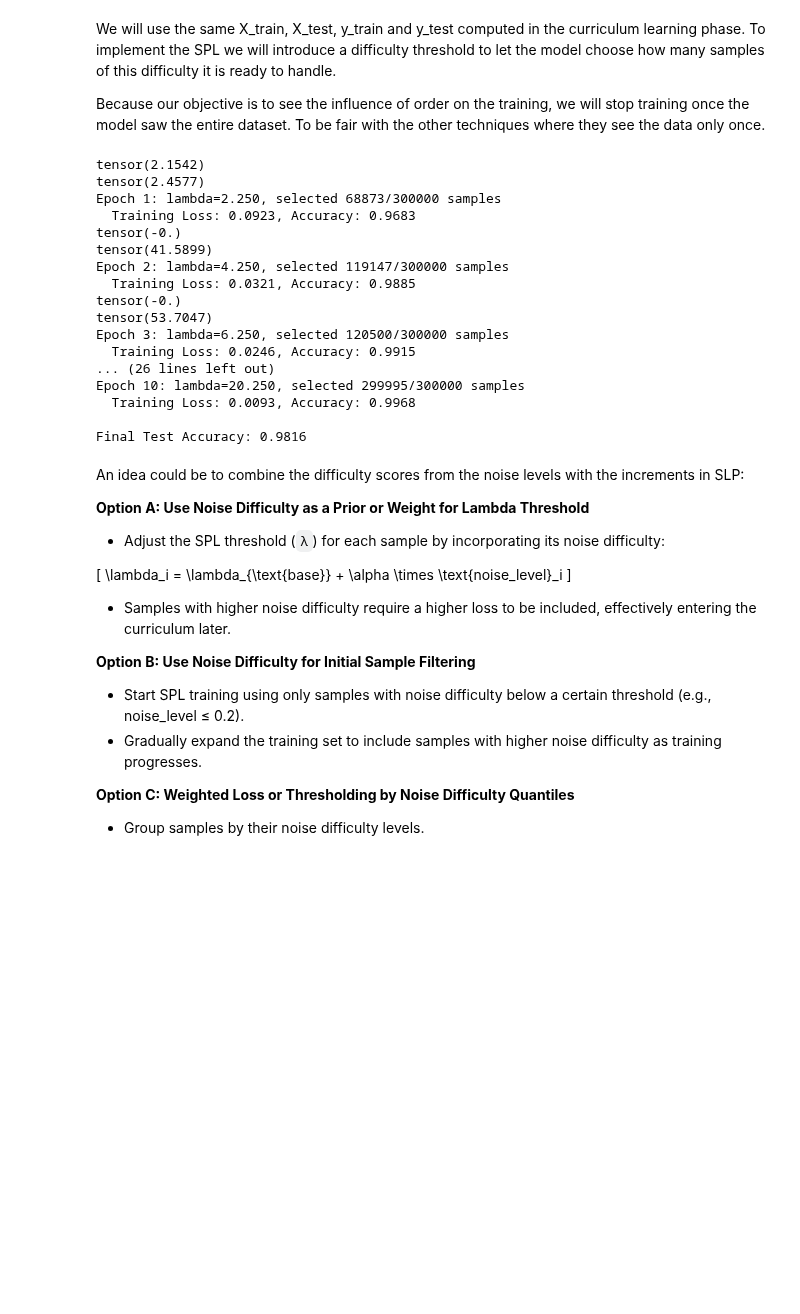
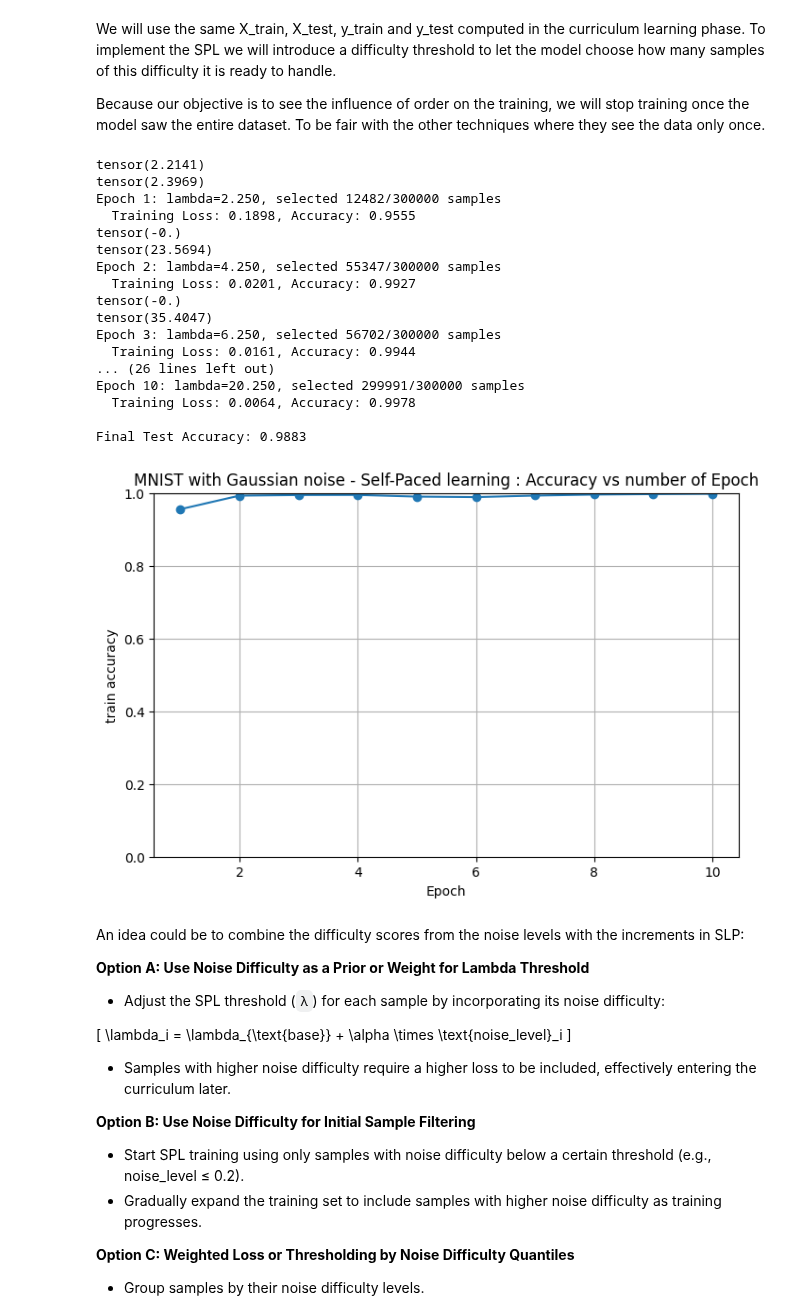
Before and after one commit to Reza-rgb/Opti4ML-TidyTeam, a Jupyter notebook: src/mnist_dataset.ipynb, the cells around one changed output. Drawn from its saved outputs; the diff is of its cells as text; code cells hidden in the pictures; blank space fills up the shorter version.

```diff
--- a/src/mnist_dataset.ipynb
+++ b/src/mnist_dataset.ipynb
@@ -958,6 +954,11 @@ To implement the SPL we will introduce a difficulty threshold to let the model c
 
 Because our objective is to see the influence of order on the training, we will stop training once the model saw the entire dataset. To be fair with the other techniques where they see the data only once.
 # %%
+train_accs = []
+epochs_list = []
+num_selected = []
+lambda_values = []
+
 device = torch.device("mps" if torch.backends.mps.is_available() else "cpu")
 model = SmallCNN().to(device)
 criterion = torch.nn.CrossEntropyLoss(reduction='none')
@@ -1015,6 +1016,11 @@ for epoch in range(epochs):
     acc = total_correct / len(train_subset)
     print(f"  Training Loss: {total_loss/len(train_subset):.4f}, Accuracy: {acc:.4f}")
 
+    train_accs.append(acc)
+    epochs_list.append(epoch + 1)
+    num_selected.append(len(selected_indices))
+    lambda_values.append(lambda_threshold)
+
     if len(selected_indices) == len(X_train):
         print(f"  All samples were selected, stopping early.")
         break
@@ -1033,23 +1039,34 @@ with torch.no_grad():
 test_acc = total_correct / len(test_dataset)
 print(f"\nFinal Test Accuracy: {test_acc:.4f}")
 # %% [output]
-tensor(2.1542)
-tensor(2.4577)
-Epoch 1: lambda=2.250, selected 68873/300000 samples
-  Training Loss: 0.0923, Accuracy: 0.9683
+tensor(2.2141)
+tensor(2.3969)
+Epoch 1: lambda=2.250, selected 12482/300000 samples
+  Training Loss: 0.1898, Accuracy: 0.9555
 tensor(-0.)
-tensor(41.5899)
-Epoch 2: lambda=4.250, selected 119147/300000 samples
-  Training Loss: 0.0321, Accuracy: 0.9885
+tensor(23.5694)
+Epoch 2: lambda=4.250, selected 55347/300000 samples
+  Training Loss: 0.0201, Accuracy: 0.9927
 tensor(-0.)
-tensor(53.7047)
-Epoch 3: lambda=6.250, selected 120500/300000 samples
-  Training Loss: 0.0246, Accuracy: 0.9915
+tensor(35.4047)
+Epoch 3: lambda=6.250, selected 56702/300000 samples
+  Training Loss: 0.0161, Accuracy: 0.9944
 ... (26 lines left out)
-Epoch 10: lambda=20.250, selected 299995/300000 samples
-  Training Loss: 0.0093, Accuracy: 0.9968
+Epoch 10: lambda=20.250, selected 299991/300000 samples
+  Training Loss: 0.0064, Accuracy: 0.9978
 
-Final Test Accuracy: 0.9816
+Final Test Accuracy: 0.9883
+# %%
+plt.figure(figsize=(8,5))
+plt.plot(epochs_list, train_accs, marker='o')
+plt.title("MNIST with Gaussian noise - Self-Paced learning : Accuracy vs number of Epoch")
+plt.xlabel("Epoch")
+plt.ylabel("train accuracy")
+plt.ylim(0, 1)
+plt.grid(True)
+plt.show()
+# %% [output]
+[figure, added]
 # %% [markdown]
 An idea could be to combine the difficulty scores from the noise levels with the increments in SLP:
 
```
Also changed, not shown: parts of 40 cells of this notebook.
